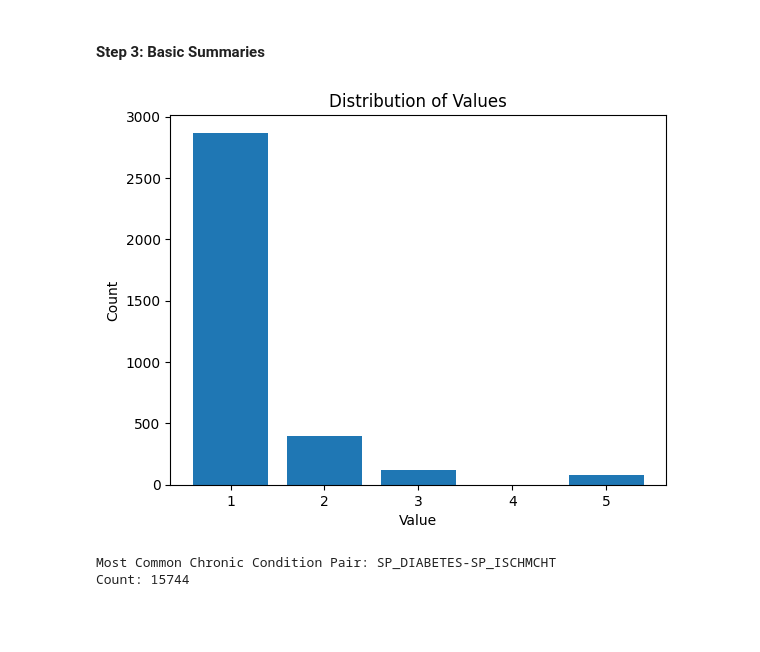
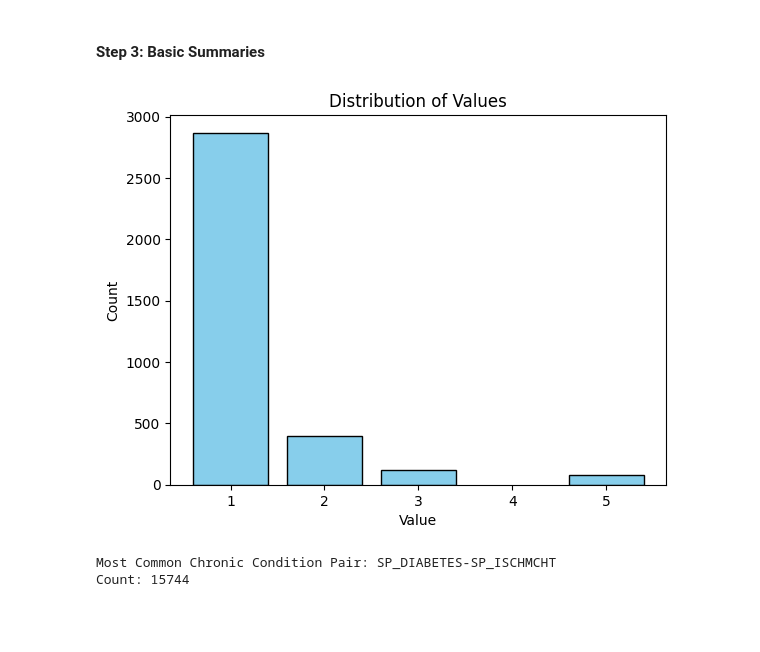
Before and after one commit to suvigyajain0101/Claims, a Jupyter notebook: EDA.ipynb, the cells around one changed output. Cells and saved outputs as stored; diff of their text form; code cells hidden in the pictures.

```diff
--- a/EDA.ipynb
+++ b/EDA.ipynb
@@ -128,21 +128,21 @@ master_pdf = benefits_pdf.merge(claims_pdf, how='left', on='DESYNPUF_ID')
 # %%
 # 1 - What is the distribution of races?
 
 # Count the occurrences of each value in the 'BENE_RACE_CD' column
 value_counts = master_pdf['BENE_RACE_CD'].value_counts().sort_index()
 
 # Create a bar chart
-plt.bar(value_counts.index, value_counts.values)
+plt.bar(value_counts.index, value_counts.values, color='skyblue', edgecolor='black')
 
 # Set labels and title
 plt.xlabel('Value')
 plt.ylabel('Count')
 plt.title('Distribution of Values')
 
 # Show the plot
 plt.show()
 # %% [output]
-[figure, old version]
+[figure, new version]
 # %%
 # 2 - What is the most common chronic illness combination?
 all_chronic_conditions = master_pdf['Chronic_Conditions'].unique()
```
Also changed, not shown: parts of 3 cells of this notebook.
